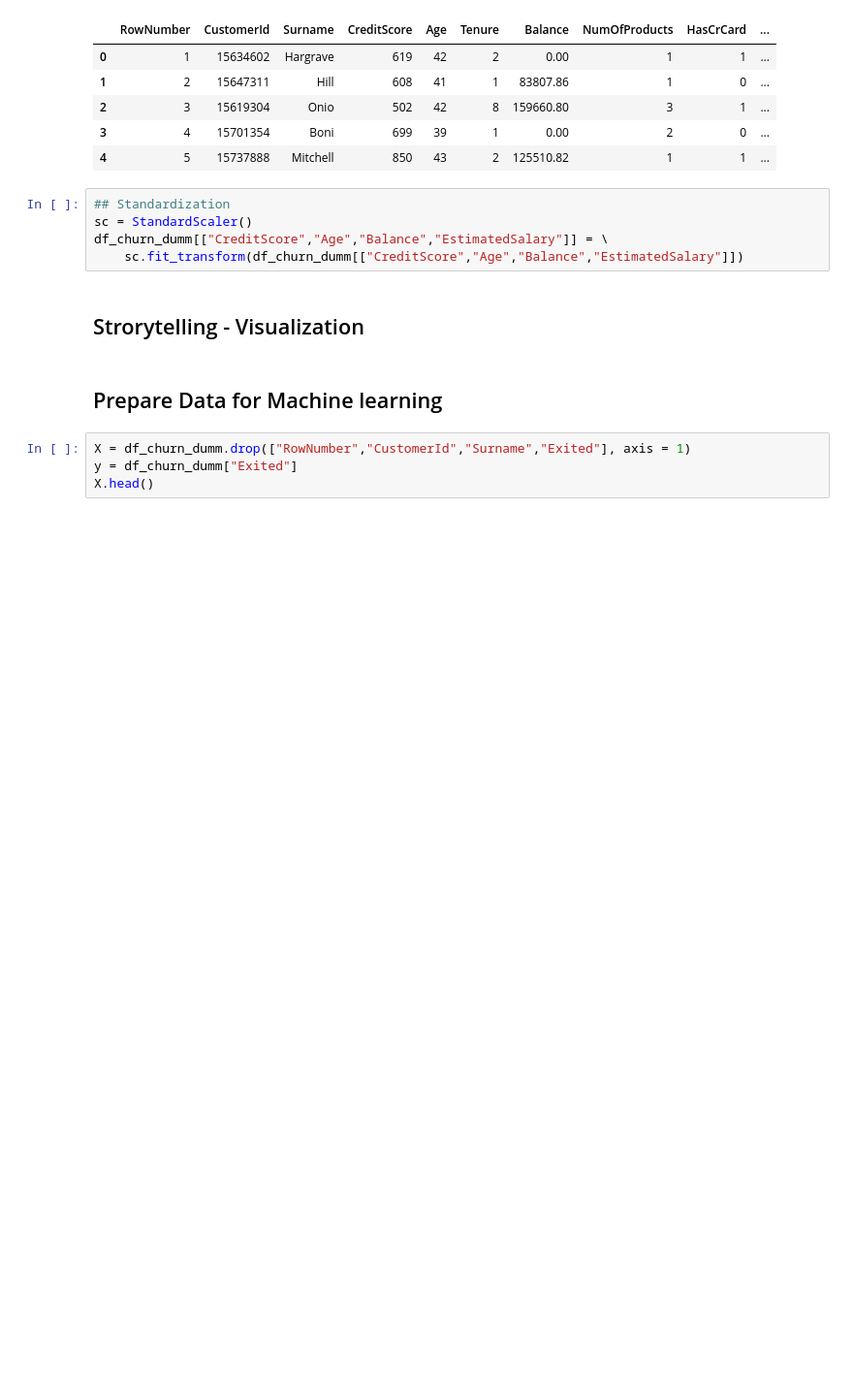
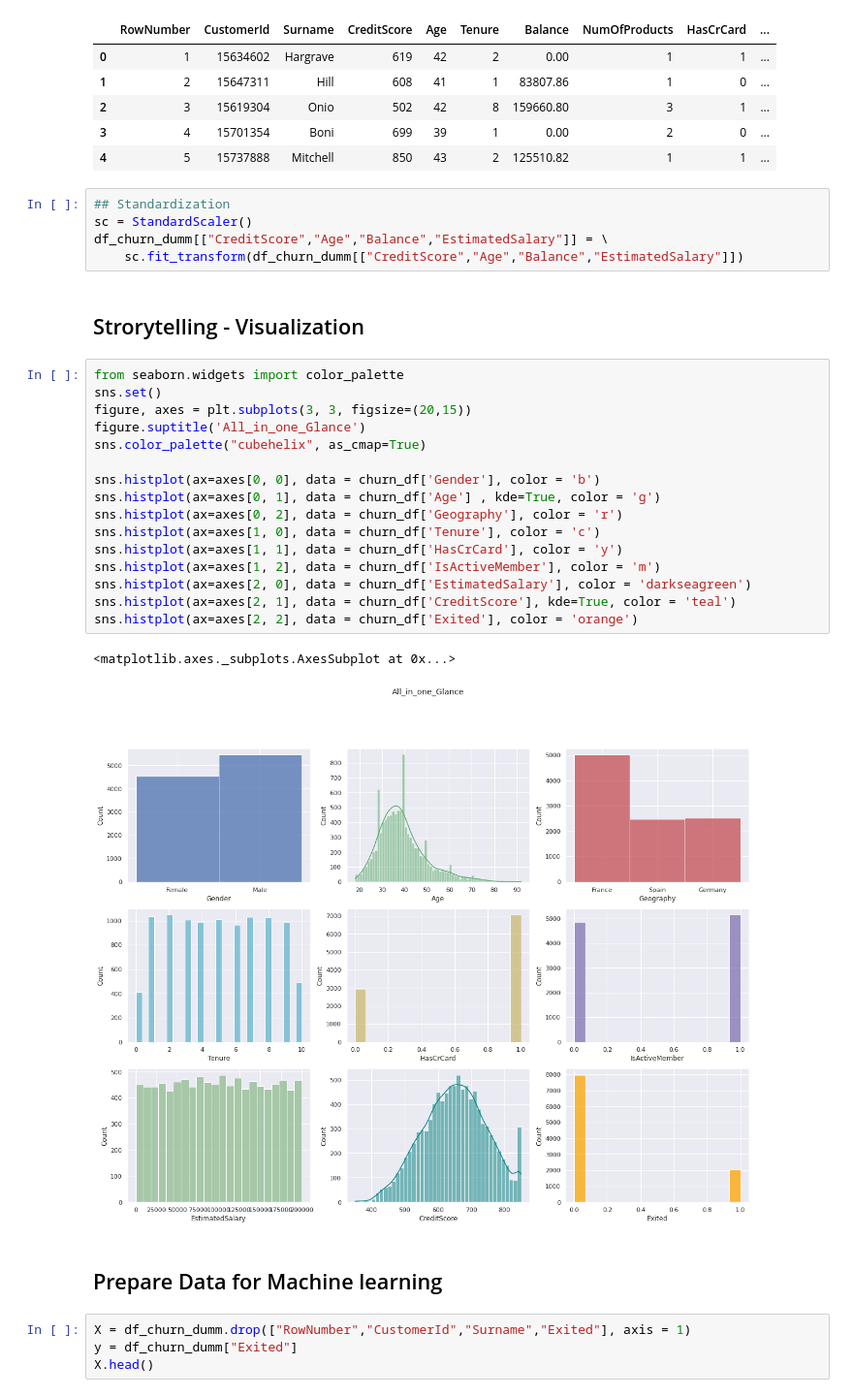
Before and after one commit to amirgarsha/ML_course_maktab, a Jupyter notebook: Project2.ipynb, the cells around one changed output. Shown: that part at 97% size. Drawn from its saved outputs; the diff is of its cells as text; blank space fills up the shorter version.

```diff
--- a/Project2.ipynb
+++ b/Project2.ipynb
@@ -128,6 +128,25 @@ df_churn_dumm[["CreditScore","Age","Balance","EstimatedSalary"]] = \
     sc.fit_transform(df_churn_dumm[["CreditScore","Age","Balance","EstimatedSalary"]])
 # %% [markdown]
 ## Strorytelling - Visualization
+# %%
+from seaborn.widgets import color_palette
+sns.set()
+figure, axes = plt.subplots(3, 3, figsize=(20,15))
+figure.suptitle('All_in_one_Glance')
+sns.color_palette("cubehelix", as_cmap=True)
+
+sns.histplot(ax=axes[0, 0], data = churn_df['Gender'], color = 'b')
+sns.histplot(ax=axes[0, 1], data = churn_df['Age'] , kde=True, color = 'g')
+sns.histplot(ax=axes[0, 2], data = churn_df['Geography'], color = 'r')
+sns.histplot(ax=axes[1, 0], data = churn_df['Tenure'], color = 'c')
+sns.histplot(ax=axes[1, 1], data = churn_df['HasCrCard'], color = 'y')
+sns.histplot(ax=axes[1, 2], data = churn_df['IsActiveMember'], color = 'm')
+sns.histplot(ax=axes[2, 0], data = churn_df['EstimatedSalary'], color = 'darkseagreen')
+sns.histplot(ax=axes[2, 1], data = churn_df['CreditScore'], kde=True, color = 'teal')
+sns.histplot(ax=axes[2, 2], data = churn_df['Exited'], color = 'orange')
+# %% [output]
+<matplotlib.axes._subplots.AxesSubplot at 0x...>
+[figure, added]
 # %% [markdown]
 ## Prepare Data for Machine learning
 # %%
```
